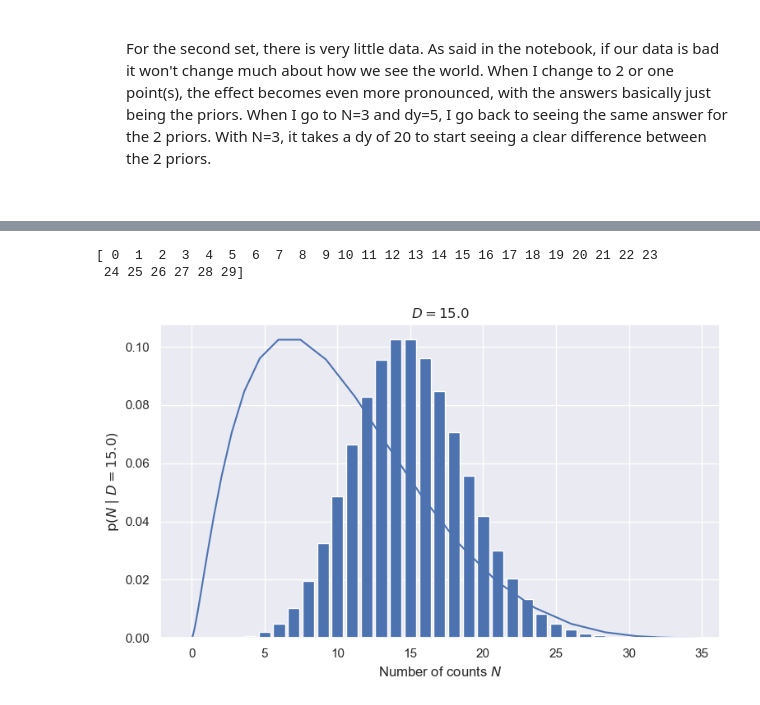
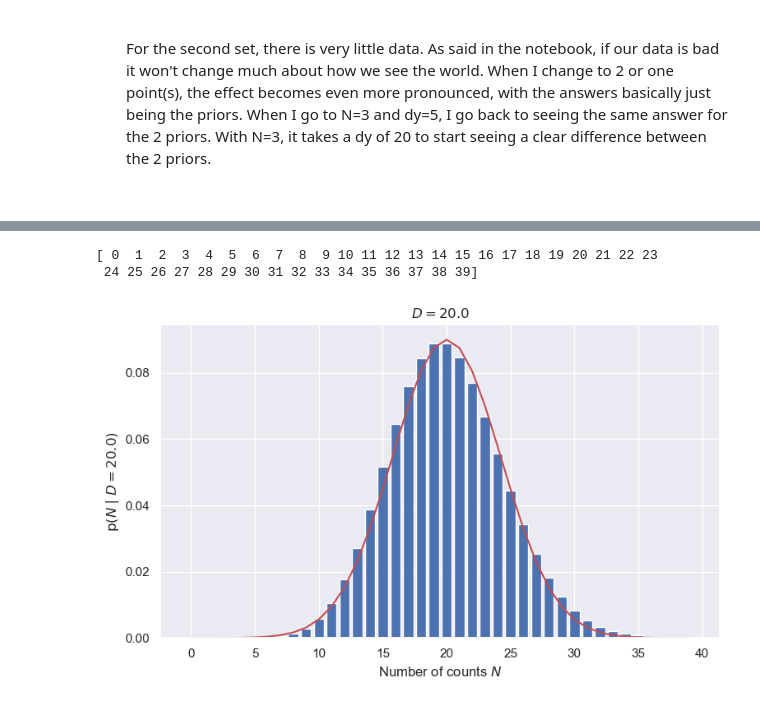
Before and after one commit to NilsSomm/LFD_for_Physicists, a Jupyter notebook: LearningFromData-content/BayesianStatistics/BayesianParameterEstimation/Assignment_parameter_estimation_followups.ipynb, the cells around one changed output, grey strips where cells are left out. Cells and saved outputs as stored; diff of their text form; code cells hidden in the pictures.

```diff
--- a/LearningFromData-content/BayesianStatistics/BayesianParameterEstimation/Assignment_parameter_estimation_followups.ipynb
+++ b/LearningFromData-content/BayesianStatistics/BayesianParameterEstimation/Assignment_parameter_estimation_followups.ipynb
@@ -93,19 +97,6 @@ from mpl_toolkits import mplot3d
 from matplotlib import cm
 
 plt.rcParams.update({'font.size': 16})
-# %%
-# We'll start with the numbers used by Sivia
-A_true = 1.
-B_true = 2.
-width = np.sqrt(5.)
-x_0 = 0
-
-#def exact_data(A, B, n_0, x_k, x_0=0., width=np.sqrt(5.)):
-#    """
-#    Return the exact signal plus background.  The overall scale is n_0,
-#    which is determined by how long counts are collected.
-#    """
-#    return n_0 * (A * np.exp(-(x_k - x_0)**2/(2.*width**2)) + B)
 # %%
 def poisson(N, D):
     """
@@ -116,36 +107,35 @@ def poisson(N, D):
             "N must be a non-negative integer!"
 
     return D**N * np.exp(-D) / factorial(N)
-# %%
-def gaussian_dist(A, n_0, x_k, x_0=0., width=np.sqrt(5.)):
-    return n_0 * (A * np.exp(-(x_k - x_0)**2/(2.*width**2)))
+# %%
+def gaussian_dist(x, width, mean, scale):
+    return scale * np.exp(-((x-mean)/width)**2)
 # %%
 def poisson_plot(ax, D, max_N):
     """
     Make a bar plot on the axis ax of the Poisson distribution for mu = D
     and out to a maximum integer max_N.
     """
     N_pts = np.arange(0, max_N, 1, dtype=int)
     poisson_pts = [poisson(int(N), D) for N in N_pts]
     ax.bar(N_pts, poisson_pts, width=0.8, bottom=None, align='center')
     ax.set_xlabel(r'Number of counts $N$')
     ax.set_ylabel(fr'$\mathrm{{p}}(N \mid D={D:.1f})$')
     ax.set_title(rf'$D = {D:.1f}$')
     return 0
 
 fig = plt.figure(figsize=(15,5))
 
 ax2 = fig.add_subplot(1,2,2)
-D2 = 15
-max_N2 = 30
+D2 = 20
+max_N2 = 40
 poisson_plot(ax2, D2, max_N2)
 
 N_pts = np.arange(0, max_N2, 1, dtype=int)
-poisson_pts = [poisson(int(N), D2) for N in N_pts]
-ax2.plot(gaussian_dist(15, 2.3, N_pts, width = 8), poisson_pts)
+ax2.plot(N_pts, gaussian_dist(N_pts, 6, 20, 0.09), color = 'r')
 print(N_pts)
 fig.tight_layout()
 # %% [output]
 [ 0  1  2  3  4  5  6  7  8  9 10 11 12 13 14 15 16 17 18 19 20 21 22 23
- 24 25 26 27 28 29]
+ 24 25 26 27 28 29 30 31 32 33 34 35 36 37 38 39]
-[figure, old version]
+[figure, new version]
```
Also changed, not shown: parts of 1 cell of this notebook, 1 other file.
